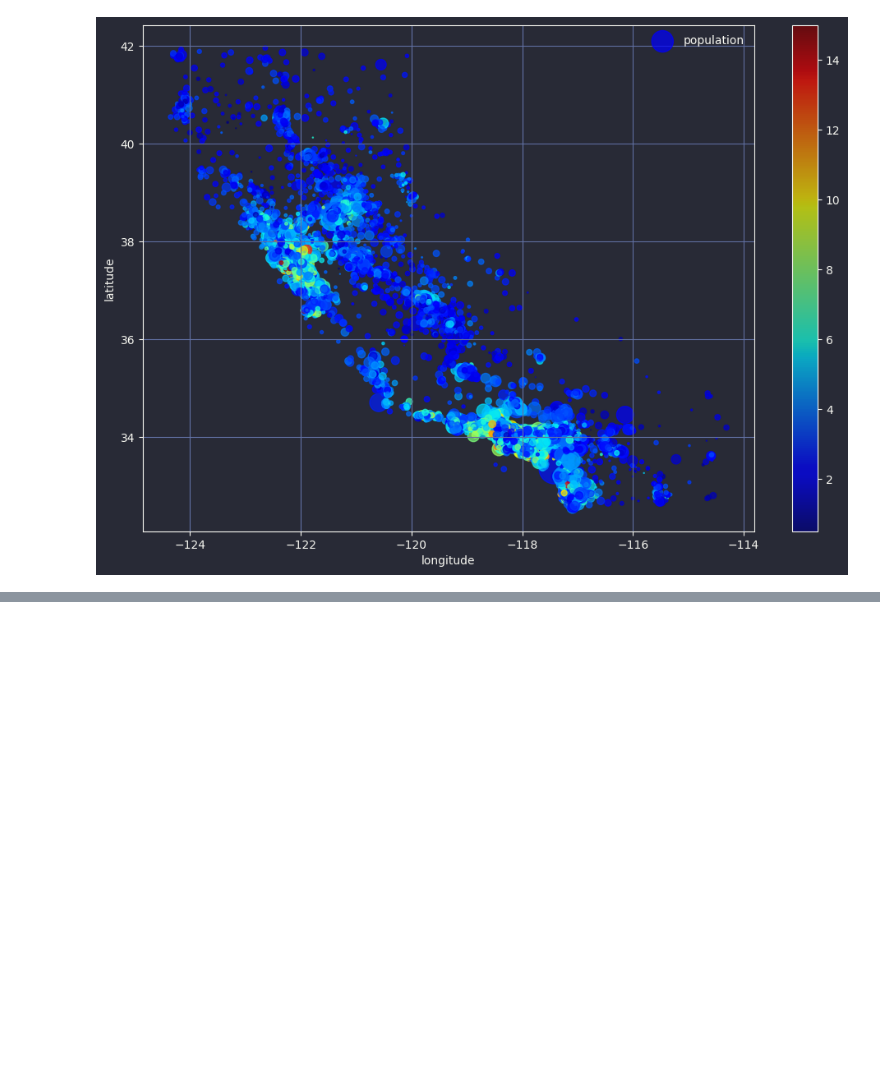
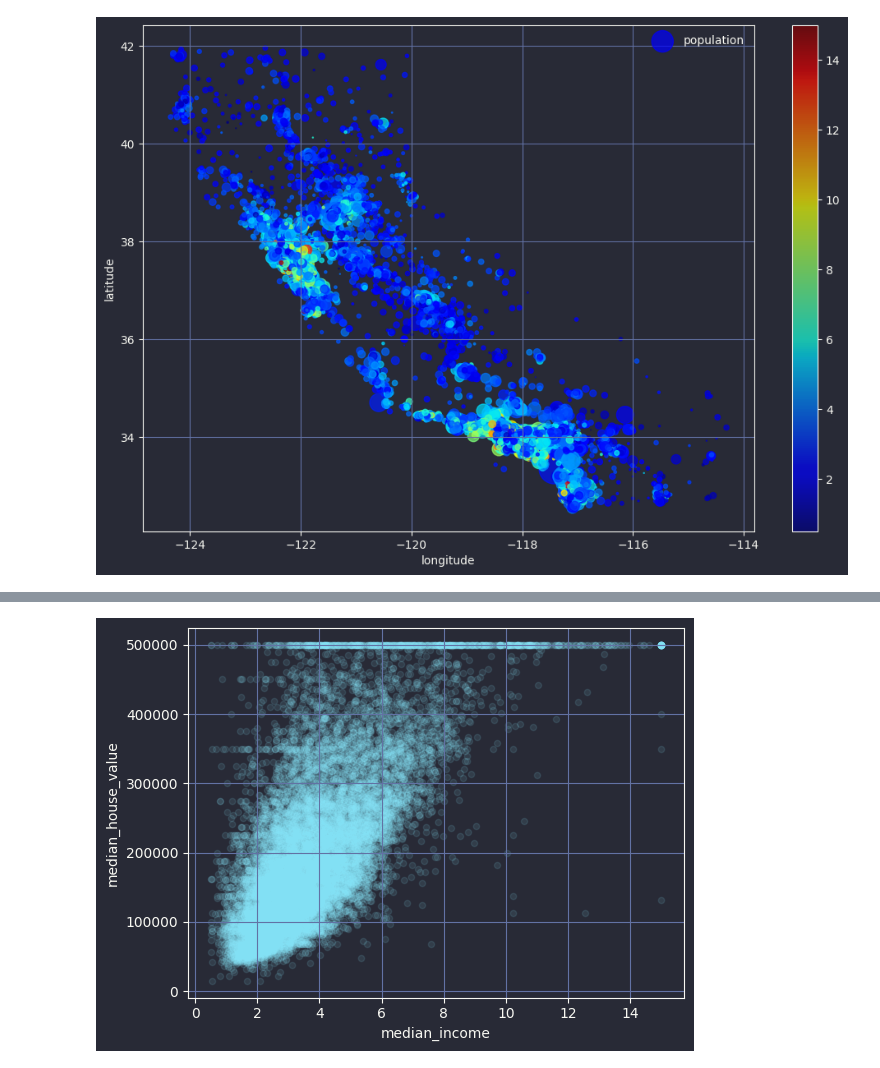
Before and after one commit to NickMarini/data-science, a Jupyter notebook: notebooks/california_housing.ipynb, the cells around one changed output, grey strips where cells are left out. Saved outputs shown, nothing was run; the diff lists cells and outputs as text; code cells hidden in the pictures; blank space fills up the shorter version.

```diff
--- a/notebooks/california_housing.ipynb
+++ b/notebooks/california_housing.ipynb
@@ -154,0 +183,6 @@ plt.show()
+# %%
+# median income and median house value warrants a closer look as it seems like there are some vertical lines
+train_set.plot(kind="scatter", x="median_income", y="median_house_value", alpha=0.1, grid=True)
+plt.show()
+# %% [output]
+[figure, added]
```
Also changed, not shown: parts of 31 cells of this notebook.
